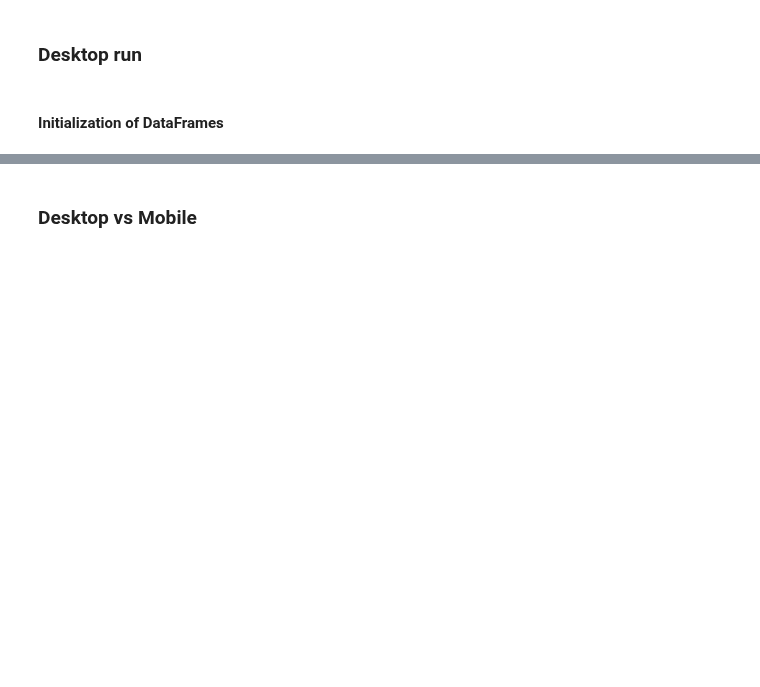
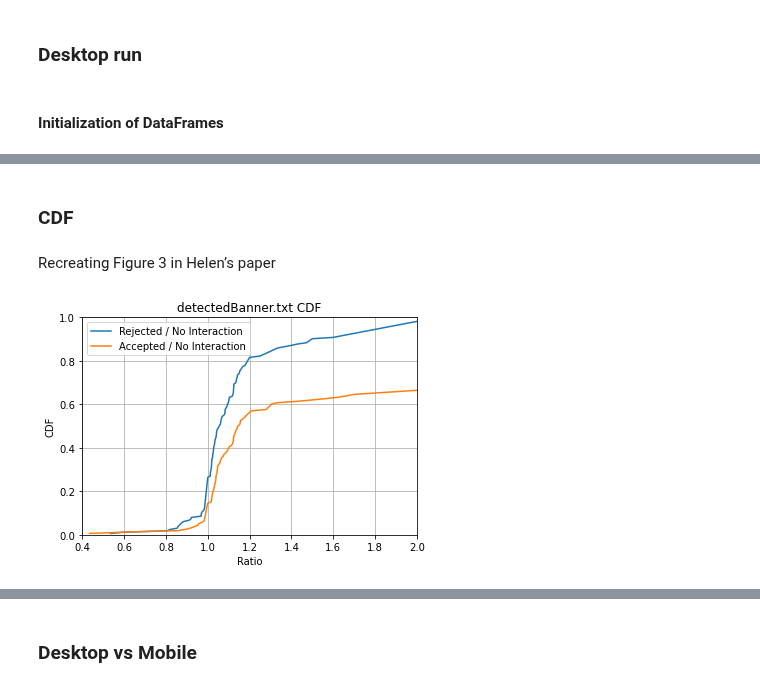
Before and after one commit to maxwellmlin/dataverse-files, a Jupyter notebook: reproducibility/analysis.ipynb, the cells around one changed output, grey strips where cells are left out. Saved outputs shown, nothing was run; the diff lists cells and outputs as text; code cells hidden in the pictures; blank space fills up the shorter version.

```diff
--- a/reproducibility/analysis.ipynb
+++ b/reproducibility/analysis.ipynb
@@ -634,0 +762,4 @@ map_des_intersection = map_of_acc_rej_intersection(map_des_finals)
+# %% [markdown]
+### CDF
+# %% [markdown]
+Recreating Figure 3 in Helen’s paper
@@ -634,0 +813,32 @@ map_des_intersection = map_of_acc_rej_intersection(map_des_finals)
+# %%
+import matplotlib as mpl
+mpl.rcParams.update(mpl.rcParamsDefault)
+
+%matplotlib inline
+
+rejected_over_no_interaction = get_ratios('Reject', 'No interaction')
+accepted_over_no_interaction = get_ratios('Accept', 'No interaction')
+
+rejected_over_no_interaction_stats_df = get_cdf(rejected_over_no_interaction.values())
+accepted_over_no_interaction_stats_df = get_cdf(accepted_over_no_interaction.values())
+
+"""
+Plot
+"""
+plt.plot(rejected_over_no_interaction_stats_df['value'], rejected_over_no_interaction_stats_df['cdf'], label='Rejected / No Interaction')
+plt.plot(accepted_over_no_interaction_stats_df['value'], accepted_over_no_interaction_stats_df['cdf'], label='Accepted / No Interaction')
+
+plt.axis([0.4, 2, 0, 1])
+
+plt.title('detectedBanner.txt CDF')
+plt.xlabel('Ratio')
+plt.ylabel('CDF')
+
+plt.legend(loc='upper left')
+
+plt.grid(visible = True)
+
+plt.savefig('bin/out.png', dpi=600, facecolor='white')
+plt.show()
+# %% [output]
+[figure, added]
```
Also changed, not shown: parts of 31 cells of this notebook, 7 other files.
